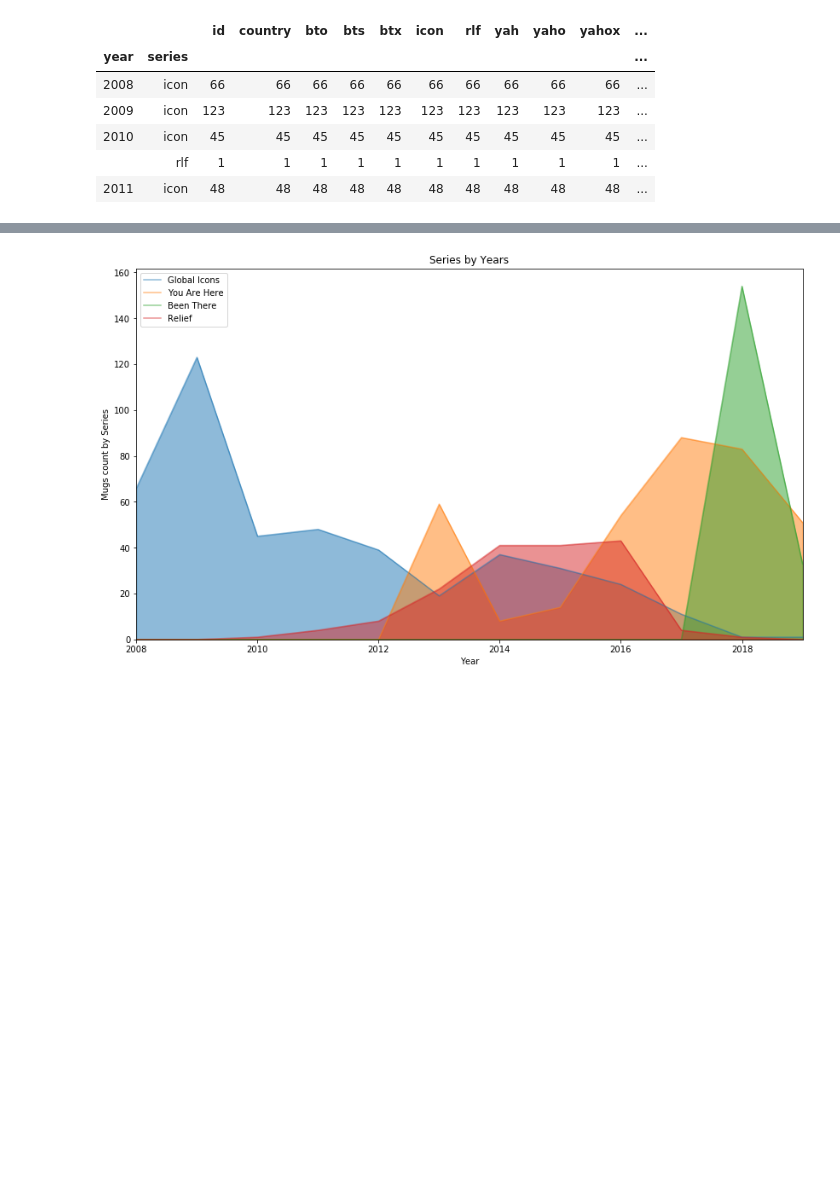
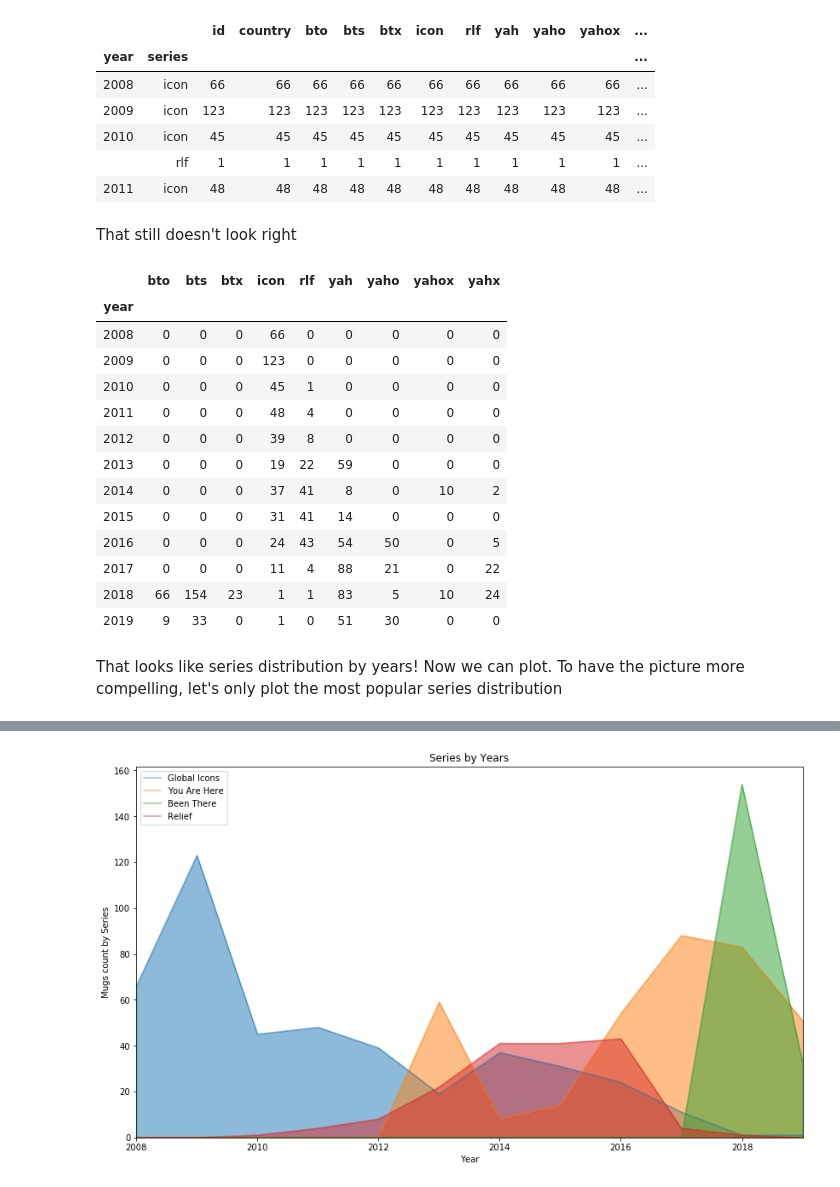
Before and after one commit to baradasy/Coursera_Capstone, a Jupyter notebook: Capstone_Plots.ipynb, the cells around one changed output, grey strips where cells are left out. Saved outputs shown, nothing was run; the diff lists cells and outputs as text; code cells hidden in the pictures; blank space fills up the shorter version.

```diff
--- a/Capstone_Plots.ipynb
+++ b/Capstone_Plots.ipynb
@@ -92,0 +99,23 @@ mg = mc.groupby('year').sum()
+# %% [markdown]
+That still doesn't look right
+# %%
+# let's group it by year with sum() function
+mg = mc.groupby('year').sum()
+mg
+# %% [output]
+|  | bto | bts | btx | icon | rlf | yah | yaho | yahox | yahx |
+| year |  |  |  |  |  |  |  |  |  |
+| 2008 | 0 | 0 | 0 | 66 | 0 | 0 | 0 | 0 | 0 |
+| 2009 | 0 | 0 | 0 | 123 | 0 | 0 | 0 | 0 | 0 |
+| 2010 | 0 | 0 | 0 | 45 | 1 | 0 | 0 | 0 | 0 |
+| 2011 | 0 | 0 | 0 | 48 | 4 | 0 | 0 | 0 | 0 |
+| 2012 | 0 | 0 | 0 | 39 | 8 | 0 | 0 | 0 | 0 |
+| 2013 | 0 | 0 | 0 | 19 | 22 | 59 | 0 | 0 | 0 |
+| 2014 | 0 | 0 | 0 | 37 | 41 | 8 | 0 | 10 | 2 |
+| 2015 | 0 | 0 | 0 | 31 | 41 | 14 | 0 | 0 | 0 |
+| 2016 | 0 | 0 | 0 | 24 | 43 | 54 | 50 | 0 | 5 |
+| 2017 | 0 | 0 | 0 | 11 | 4 | 88 | 21 | 0 | 22 |
+| 2018 | 66 | 154 | 23 | 1 | 1 | 83 | 5 | 10 | 24 |
+| 2019 | 9 | 33 | 0 | 1 | 0 | 51 | 30 | 0 | 0 |
+# %% [markdown]
+That looks like series distribution by years! Now we can plot. To have the picture more compelling, let's only plot the most popular series distribution
```
Also changed, not shown: parts of 30 cells of this notebook.
